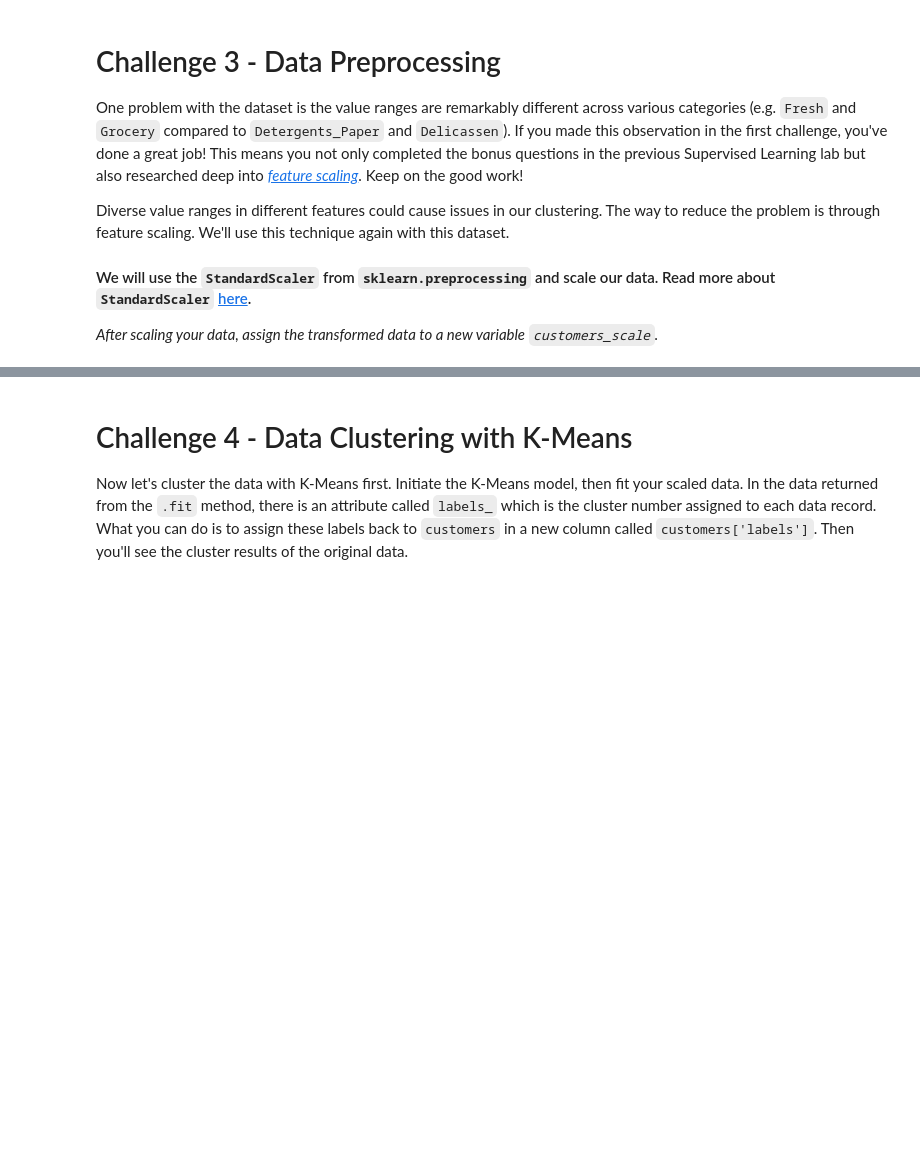
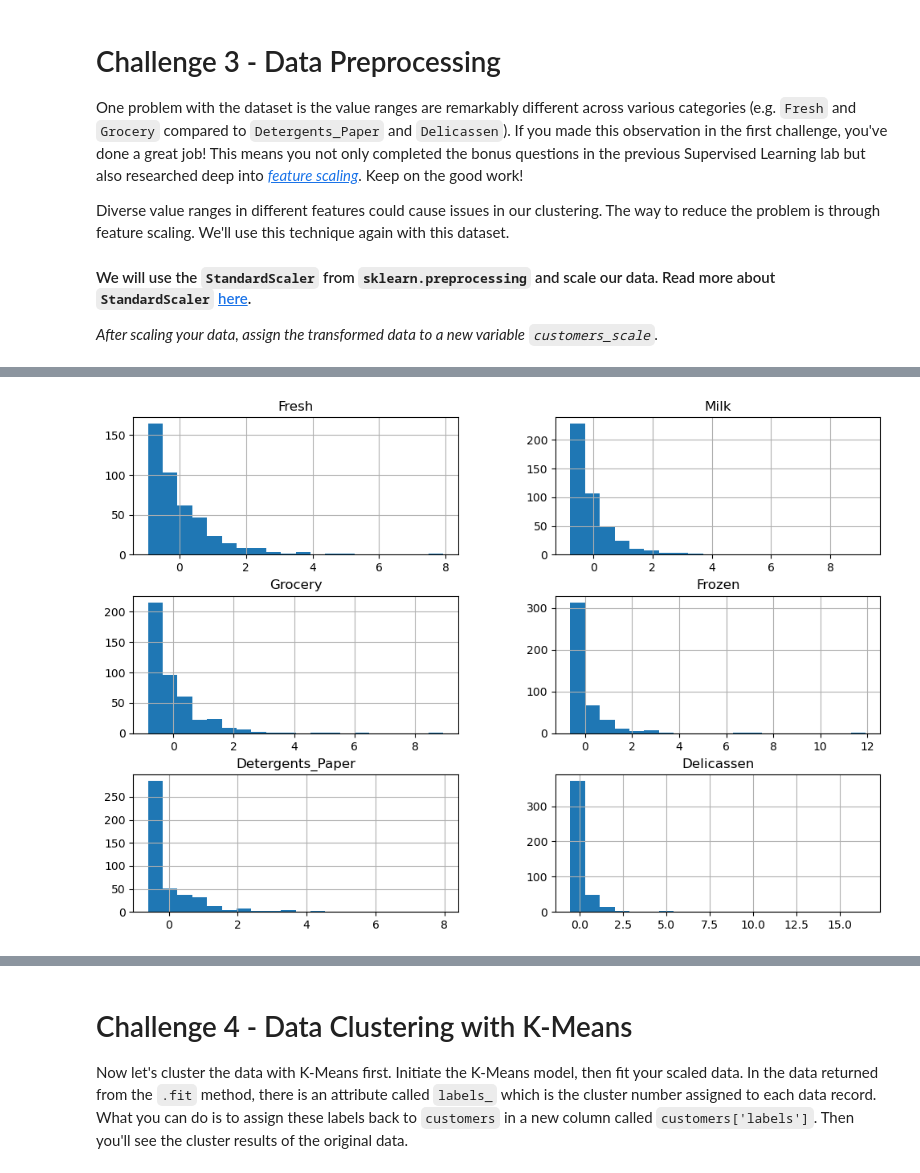
Before and after one commit to Ironhack-Data-Madrid-Octubre-2023/7.4-lab_unsupervised_learning, a Jupyter notebook: your-code/main.ipynb, the cells around one changed output, grey strips where cells are left out. Saved outputs shown, nothing was run; the diff lists cells and outputs as text; code cells hidden in the pictures; blank space fills up the shorter version.

```diff
--- a/your-code/main.ipynb
+++ b/your-code/main.ipynb
@@ -93,0 +231,13 @@ from sklearn.preprocessing import StandardScaler
+# %%
+# Selecciona las columnas numéricas para el escalado
+
+columns_to_scale = ['Fresh', 'Milk', 'Grocery', 'Frozen', 'Detergents_Paper', 'Delicassen']
+data_to_scale = customers[columns_to_scale]
+# %%
+scaler = StandardScaler()   # Inicializa el StandardScaler
+
+customers_scale = scaler.fit_transform(data_to_scale)    # Ajusta y transforma los datos
+# %%
+customers_scale = pd.DataFrame(customers_scale, columns=columns_to_scale)
+
+customers_scale.head()
@@ -93,0 +251,5 @@ from sklearn.preprocessing import StandardScaler
+# %%
+customers_scale.hist(bins=20, figsize=(12, 8))
+plt.show()
+# %% [output]
+[figure, added]
```
Also changed, not shown: parts of 34 cells of this notebook.
